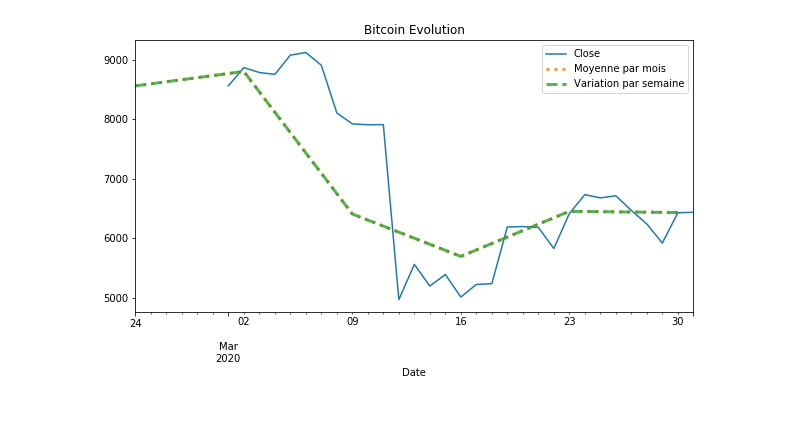
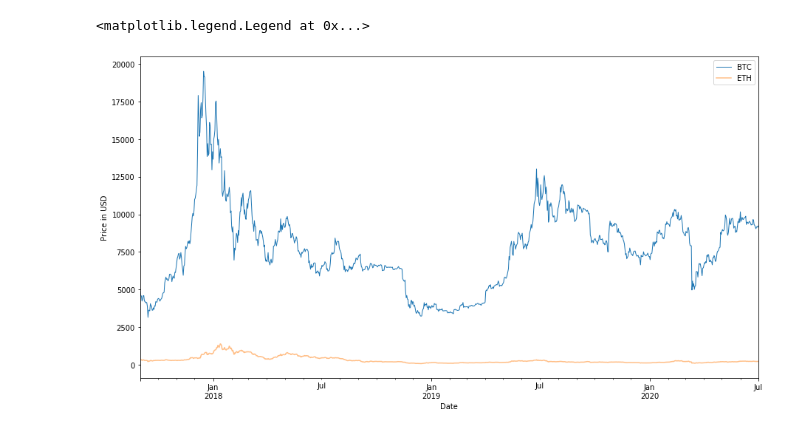
Before and after one commit to weinerkervens/btc-usd-analysis, a Jupyter notebook: btc-usd-analysis.ipynb, the cells around one changed output. Drawn from its saved outputs; the diff is of its cells as text; code cells hidden in the pictures.

```diff
--- a/btc-usd-analysis.ipynb
+++ b/btc-usd-analysis.ipynb
@@ -8,3 +7,0 @@ path = 'data/BTC-USD.csv'
-# %%
-df = pd.read_csv(path, index_col='Date', parse_dates=True)
-df.head()
@@ -50,0 +8,13 @@ plt.legend()
+# %%
+# Function to import timeseries datasets
+
+def import_df(name,index_col='Date'):
+    ext = '.csv'
+    root = 'data/'
+    df = pd.read_csv(root+name+ext,index_col=index_col,parse_dates=True)
+    return df
+# %%
+# Importing BTC dataset
+
+btc = import_df('BTC-USD')
+btc.head()
@@ -50,0 +29,5 @@ plt.legend()
+# %%
+# Importing ETH dataset
+
+eth = import_df('ETH-USD')
+eth.head()
@@ -51,10 +55,25 @@ plt.legend()
+# %%
+plt.figure(figsize=(15,8))
+btc['2017-09':]['Close'].plot(label='BTC',lw=1, alpha=1)
+eth['2017-09':]['Close'].plot(label='ETH',alpha=.5)
+#htg['2015-09':]['Close'].plot(label='HTG',alpha=.4)
+#btc['2015-09':]['Close'].max().plot(kind='scatter',label='BTC',ls='*',lw=1, alpha=1)
+#plt.plot(x=)
+plt.ylabel('Price in USD')
+plt.legend()
+# %% [output]
+<matplotlib.legend.Legend at 0x...>
+[figure, added]
 # %%
-plt.figure(figsize=(10,5))
-df['2020-3']['Close'].plot()
-df['2020-3']['Close'].resample('W').mean().plot(label='Moyenne par mois', lw=3,ls=':',alpha=0.8)
-df['2020-3']['Close'].resample('W').mean().plot(label='Variation par semaine', lw=3,ls='--',alpha=0.8)
-plt.title('Bitcoin Evolution')
-plt.legend()
-plt.show()
+# Function to display evolution of currency
+
+def plot_evol(name,data,year,feature):
+    plt.figure(figsize=(15,5))
+    data[year][feature].plot()
+    data[year][feature].resample('M').mean().plot(label='Moyenne par mois', lw=3,alpha=0.8)
+    data[year][feature].resample('M').std().plot(label='Variation par mois', lw=3,ls='--',alpha=0.8)
+    data[year][feature].diff().plot(label='Volatilité',alpha=0.8)
+    plt.title(f'Evolution du {name} en {year}\n')
+    plt.ylabel('Prix en USD')
+    plt.legend()
+    plt.show()
-# %% [output]
-[figure, removed]
```
Also changed, not shown: parts of 21 cells of this notebook, 1 other file.
